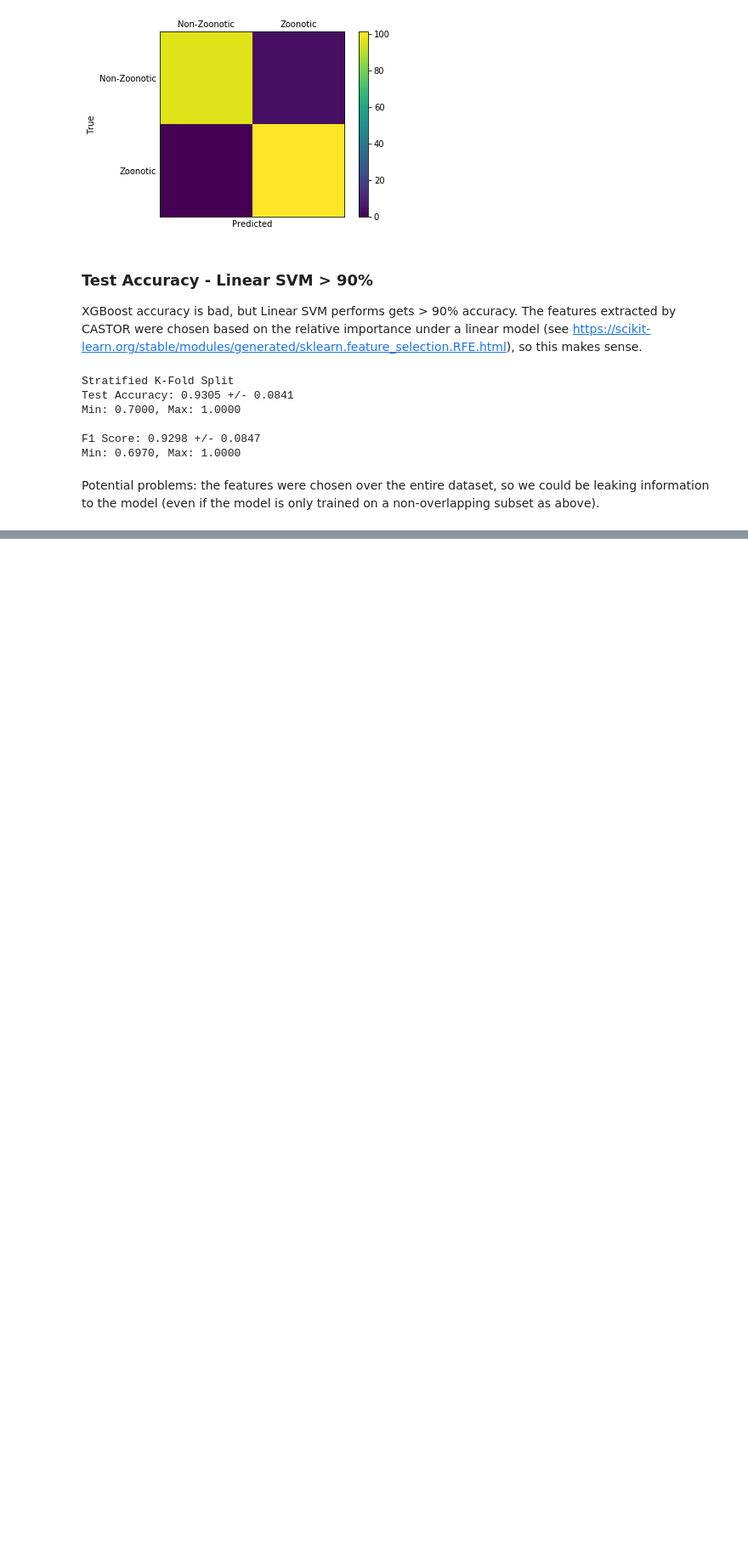
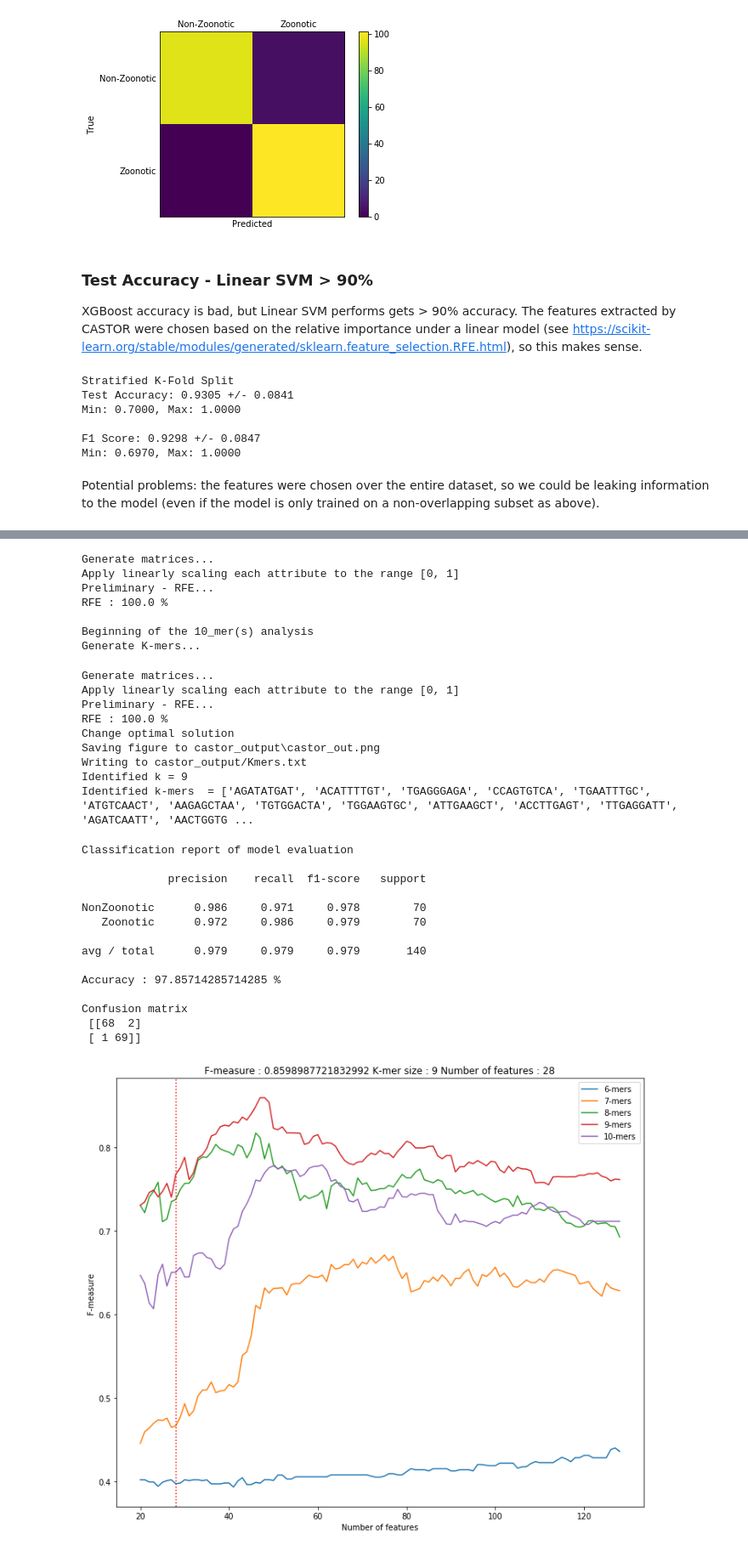
Before and after one commit to cycraig/VirusClassification, a Jupyter notebook: VirusClassification_castor.ipynb, the cells around one changed output, grey strips where cells are left out. Shown: that part at 85% size. Cells and saved outputs as stored; diff of their text form; code cells hidden in the pictures; blank space fills up the shorter version.

```diff
--- a/VirusClassification_castor.ipynb
+++ b/VirusClassification_castor.ipynb
@@ -235,0 +254,4 @@ Potential problems: the features were chosen over the entire dataset, so we coul
+# %%
+run_castor("./content/130TrainSubset.fasta","./content/zoonotic_labels.csv","castor_output",
+          k_min=6, k_max=10, features_min=20, features_max=128)
+# %% [output]
@@ -235,0 +286,31 @@ Potential problems: the features were chosen over the entire dataset, so we coul
+Generate matrices...
+Apply linearly scaling each attribute to the range [0, 1]
+Preliminary - RFE...
+RFE : 100.0 %
+
+Beginning of the 10_mer(s) analysis
+Generate K-mers...
+Generate matrices...
+Apply linearly scaling each attribute to the range [0, 1]
+Preliminary - RFE...
+RFE : 100.0 %
+Change optimal solution
+Saving figure to castor_output\castor_out.png
+Writing to castor_output/Kmers.txt
+Identified k = 9
+Identified k-mers  = ['AGATATGAT', 'ACATTTTGT', 'TGAGGGAGA', 'CCAGTGTCA', 'TGAATTTGC', 'ATGTCAACT', 'AAGAGCTAA', 'TGTGGACTA', 'TGGAAGTGC', 'ATTGAAGCT', 'ACCTTGAGT', 'TTGAGGATT', 'AGATCAATT', 'AACTGGTG ...
+Classification report of model evaluation
+
+             precision    recall  f1-score   support
+
+NonZoonotic      0.986     0.971     0.978        70
+   Zoonotic      0.972     0.986     0.979        70
+
+avg / total      0.979     0.979     0.979       140
+
+Accuracy : 97.85714285714285 %
+
+Confusion matrix
+ [[68  2]
+ [ 1 69]]
+[figure, added]
```
Also changed, not shown: parts of 7 cells of this notebook, 8 other files.
